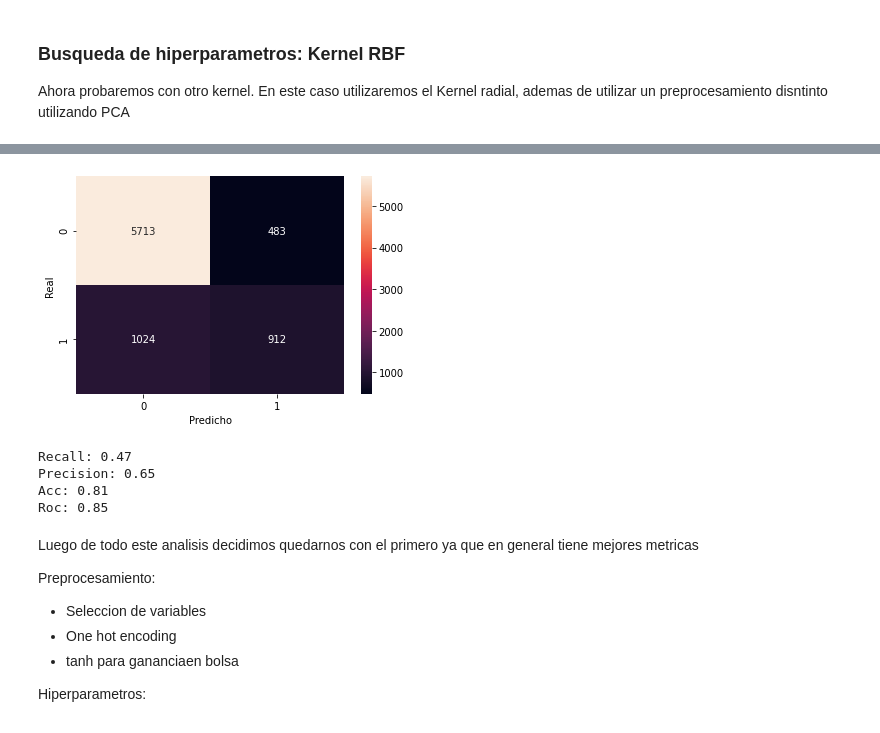
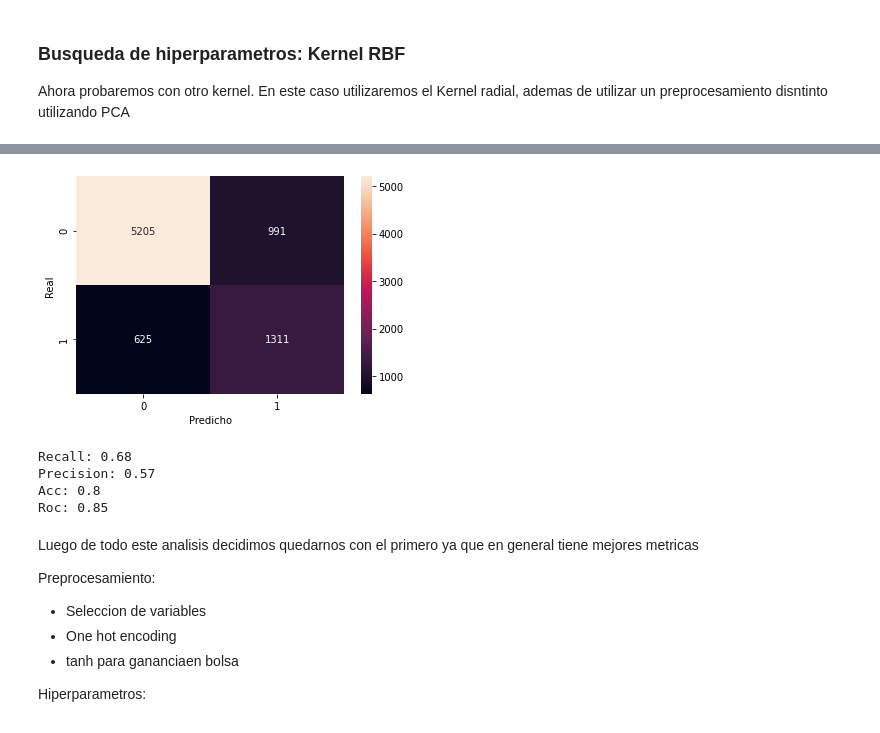
Before and after one commit to SantiValdezUlzurrun/TP-2021-1C-Organizacion-de-datos, a Jupyter notebook: parte_2/3 - SVM.ipynb, the cells around one changed output, grey strips where cells are left out. Drawn from its saved outputs; the diff is of its cells as text; code cells hidden in the pictures.

```diff
--- a/parte_2/3 - SVM.ipynb
+++ b/parte_2/3 - SVM.ipynb
@@ -158,22 +158,22 @@ weighted avg       0.82      0.80      0.81      8132
 # %%
 df = obtenerDFTraining()
 X, y = preprocesar_data_frame(df)
 X = preprocesar_df_min_max_scaler(X[['ganancia_perdida_declarada_bolsa_argentina','trabajo',
                                       'estado_marital','genero',"anios_estudiados"]])
 X = preprocesar_df_pca(X,18)
 x_train, x_test, y_train, y_test = train_test_split(X, y, test_size=0.25, random_state=RANDOM_STATE)
 
 
-svm = SVC(kernel='rbf', C=450,gamma = 'auto',probability=True,class_weight= {0: 1, 1: 2}, random_state=1971915)
+svm = SVC(kernel='rbf', C=500,gamma = 'auto',probability=True,class_weight= {0: 1, 1: 2}, random_state=1971915)
 
 svm.fit(x_train, y_train)
 
-metricas(y_test,svc.predict(x_test),x_test,svm)
+metricas(y_test,svm.predict(x_test),x_test,svm)
 # %% [output]
-[figure, old version]
+[figure, new version]
-Recall: 0.47
-Precision: 0.65
-Acc: 0.81
+Recall: 0.68
+Precision: 0.57
+Acc: 0.8
 Roc: 0.85
 # %% [markdown]
 Luego de todo este analisis decidimos quedarnos con el primero ya que en general tiene mejores metricas
```
Also changed, not shown: parts of 6 cells of this notebook, 3 other files.
